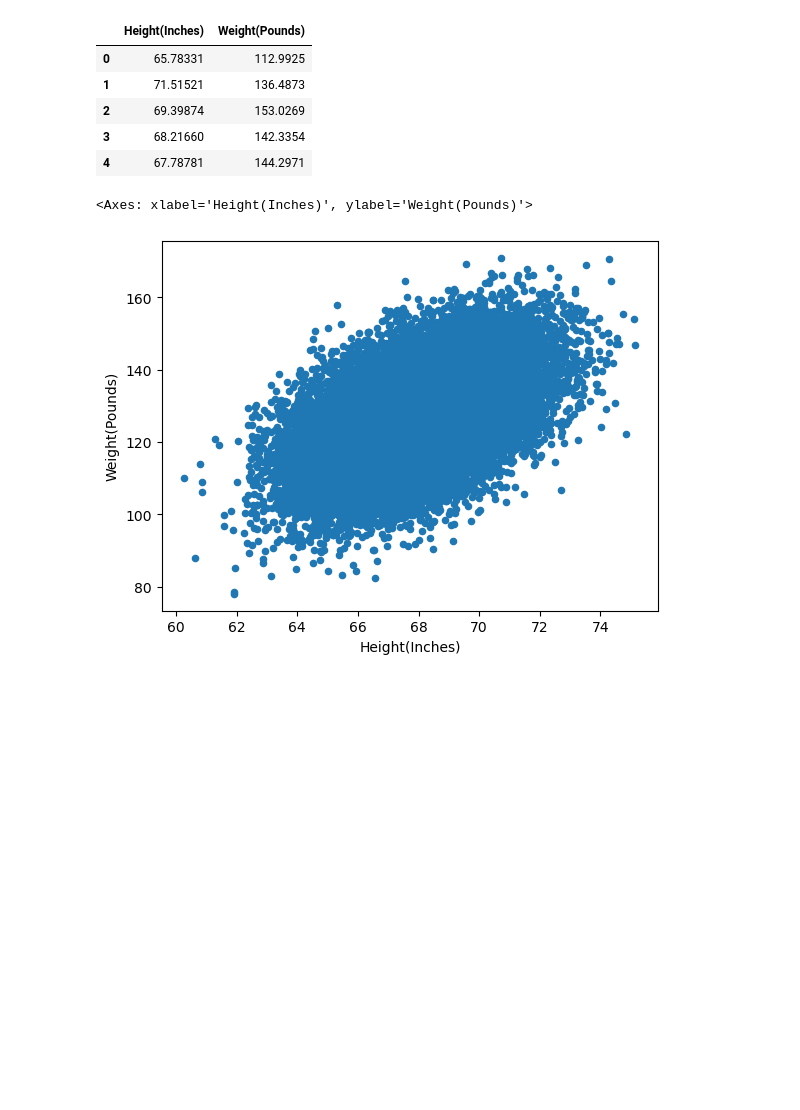
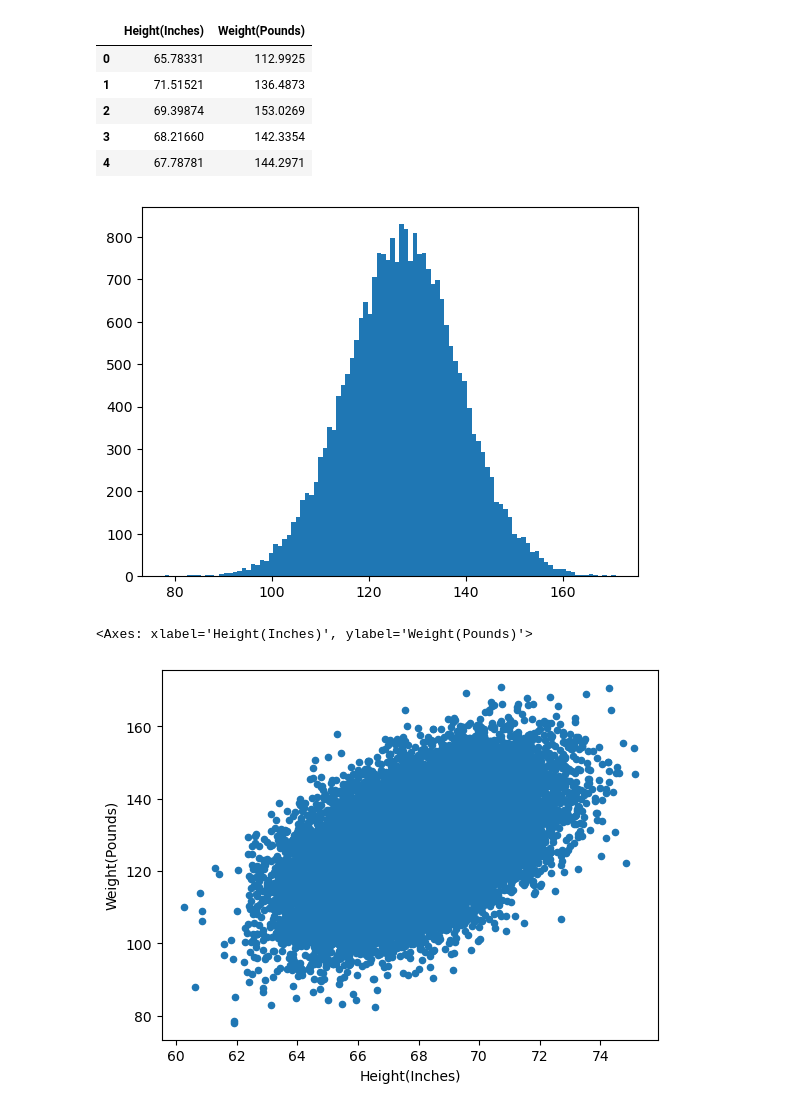
Before and after one commit to panicpotatoe/practical-stats, a Jupyter notebook: C1.04 Correlation v2.ipynb, the cells around one changed output. Cells and saved outputs as stored; diff of their text form; code cells hidden in the pictures; blank space fills up the shorter version.

```diff
--- a/C1.04 Correlation v2.ipynb
+++ b/C1.04 Correlation v2.ipynb
@@ -10,6 +10,13 @@ df.head()
 | 2 | 69.39874 | 153.0269 |
 | 3 | 68.21660 | 142.3354 |
 | 4 | 67.78781 | 144.2971 |
+# %%
+# visualize column Weight in histogram
+import matplotlib.pyplot as plt
+plt.hist(df["Weight(Pounds)"], bins=100)
+plt.show()
+# %% [output]
+[figure, added]
 # %%
 # scatter plot of height and weight
 df.plot.scatter(x="Height(Inches)", y="Weight(Pounds)")
```
Also changed, not shown: parts of 8 cells of this notebook, 3 other files.
